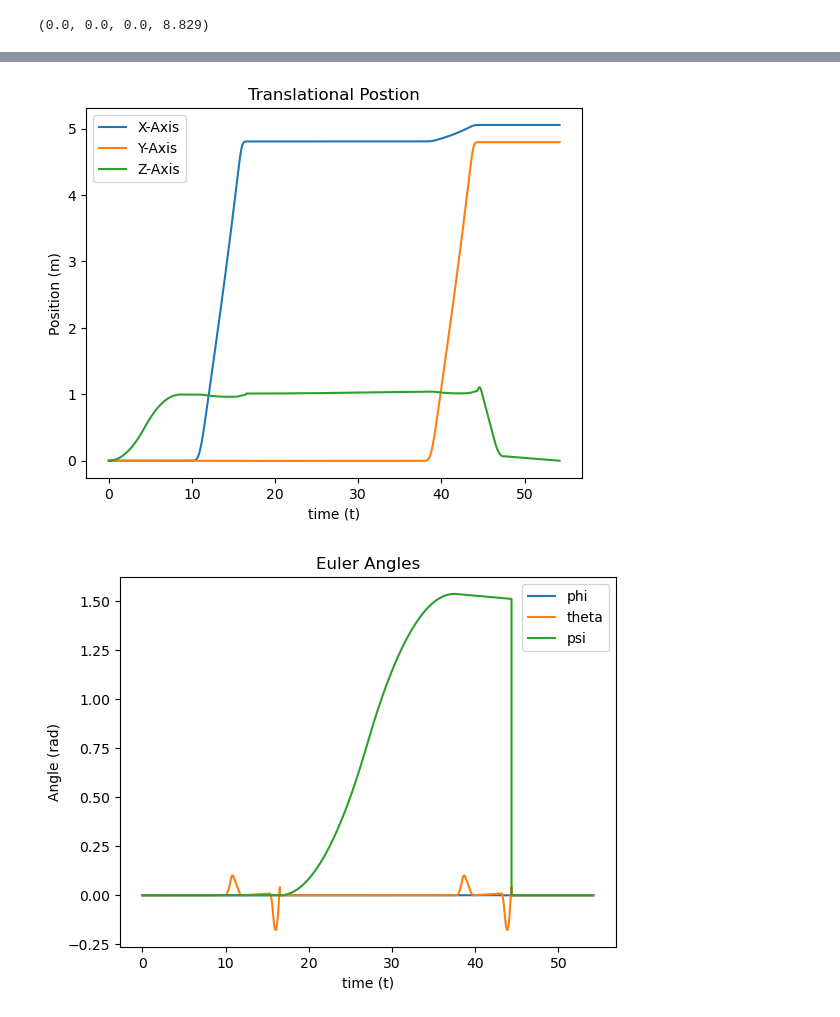
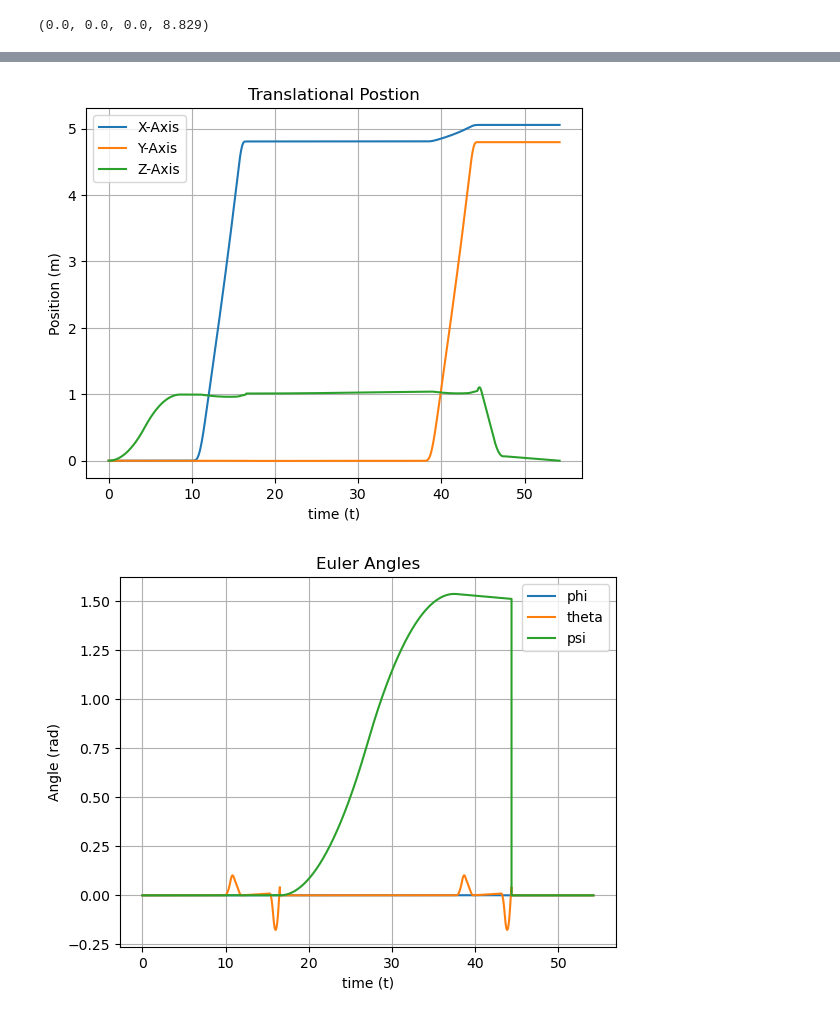
Before and after one commit to pranetp/AE352_life, a Jupyter notebook: Quad_Sim_Comlpex.ipynb, the cells around one changed output, grey strips where cells are left out. Cells and saved outputs as stored; diff of their text form; code cells hidden in the pictures.

```diff
--- a/Quad_Sim_Comlpex.ipynb
+++ b/Quad_Sim_Comlpex.ipynb
@@ -1597,26 +1599,28 @@ pax.plot(t_hist, pz_hist, label = 'Z-Axis')
 pax.set_title('Translational Postion')
 pax.set_xlabel('time (t)')
 pax.set_ylabel('Position (m)')
+pax.grid()
 pax.legend()
 fig.savefig(fname = 'complex_trans', dpi = 1200)
 plt.show()
 # %% [output]
-[figure, old version]
+[figure, new version]
 # %%
 #bryan-tait
 fig, pax = plt.subplots()
 pax.plot(t_hist, phi_hist, label = 'phi')
 pax.plot(t_hist, theta_hist, label = 'theta')
 pax.plot(t_hist, psi_hist, label = 'psi')
 
 pax.set_title('Euler Angles')
 pax.set_xlabel('time (t)')
 pax.set_ylabel('Angle (rad)')
+pax.grid()
 pax.legend()
 fig.savefig(fname = 'complex_euler', dpi = 1200)
 plt.show()
 # %% [output]
-[figure, old version]
+[figure, new version]
 # %%
 #linear velcity
 fig, pax = plt.subplots()
```
Also changed, not shown: parts of 3 cells of this notebook, 3 other files.
